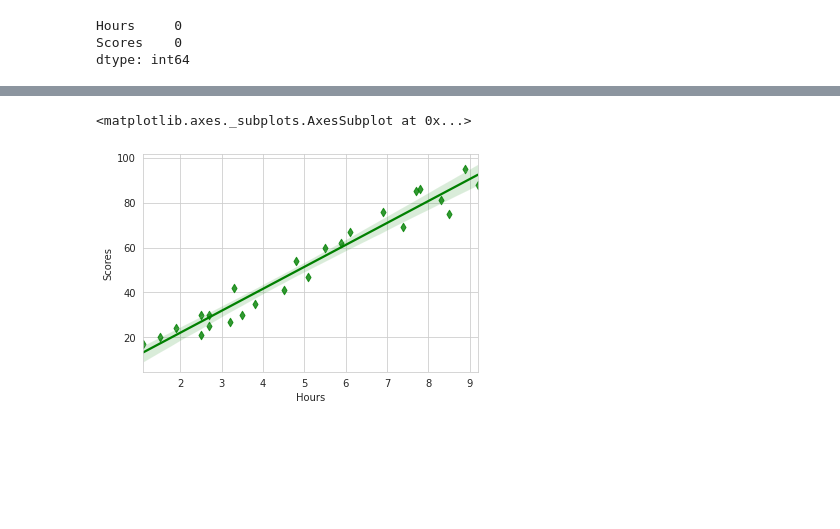
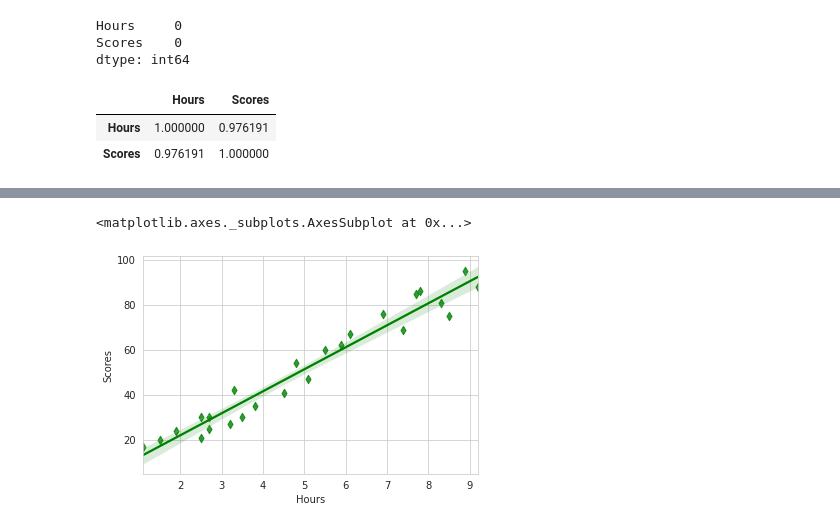
Before and after one commit to kowshik27/GRIP-Task01, a Jupyter notebook: GRIP_Task1_Prediction_using_Supervised_ML.ipynb, the cells around one changed output, grey strips where cells are left out. Cells and saved outputs as stored; diff of their text form; code cells hidden in the pictures; blank space fills up the shorter version.

```diff
--- a/GRIP_Task1_Prediction_using_Supervised_ML.ipynb
+++ b/GRIP_Task1_Prediction_using_Supervised_ML.ipynb
@@ -40,3 +66,9 @@ dataset.isnull().sum()
 Hours     0
 Scores    0
 dtype: int64
+# %%
+dataset.corr()
+# %% [output]
+|  | Hours | Scores |
+| Hours | 1.000000 | 0.976191 |
+| Scores | 0.976191 | 1.000000 |
```
Also changed, not shown: parts of 10 cells of this notebook.
